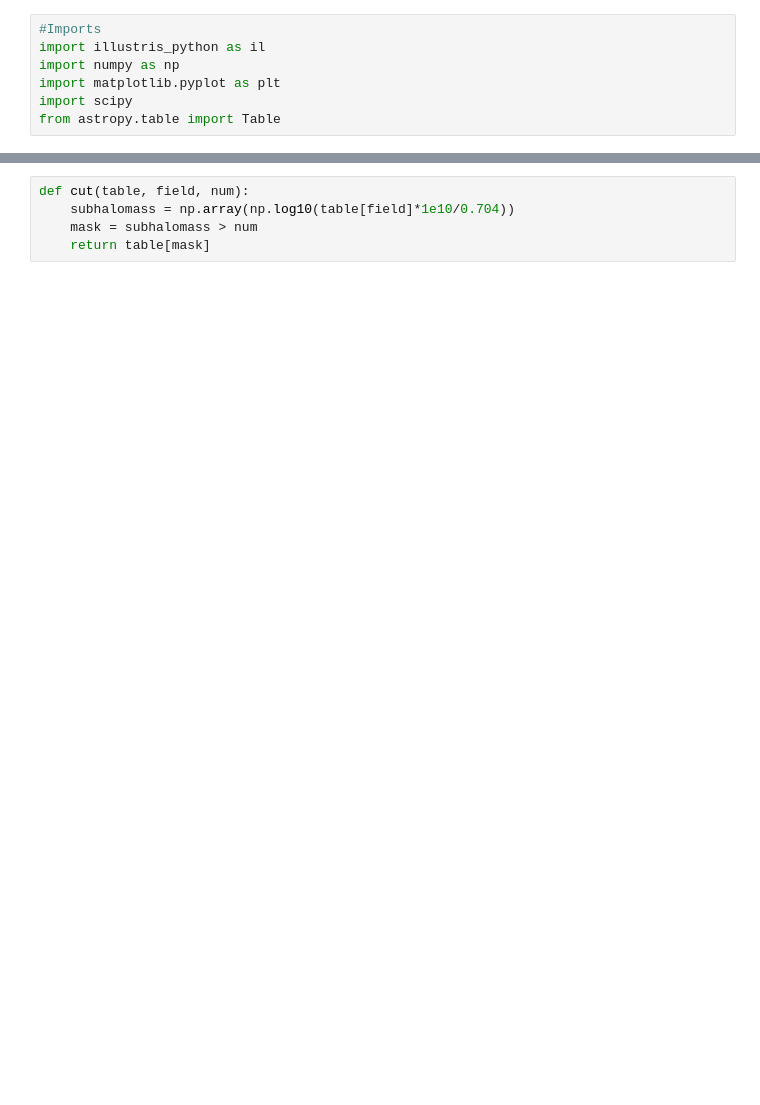
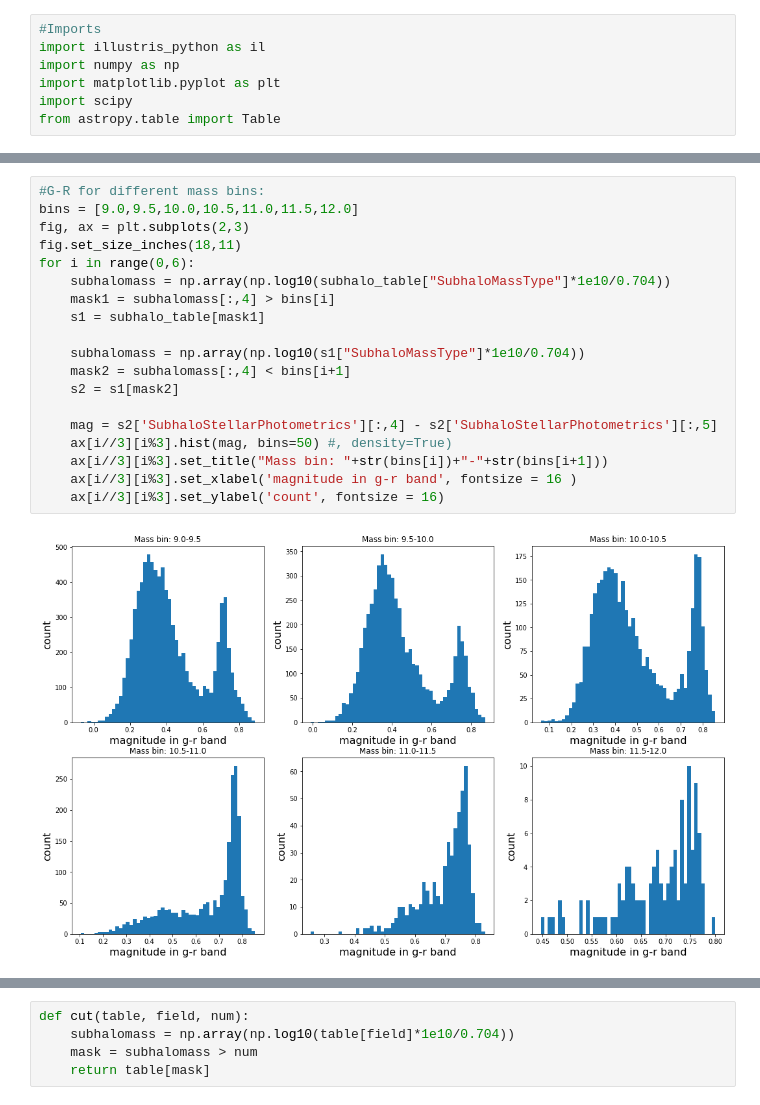
Before and after one commit to hereami321/IllustrisGalaxyAnalysis, a Jupyter notebook: Color Plots IllustrisTNG.ipynb, the cells around one changed output, grey strips where cells are left out. Cells and saved outputs as stored; diff of their text form; blank space fills up the shorter version.

```diff
--- a/Color Plots IllustrisTNG.ipynb
+++ b/Color Plots IllustrisTNG.ipynb
@@ -90,0 +118,21 @@ plt.show()
+# %%
+#G-R for different mass bins:
+bins = [9.0,9.5,10.0,10.5,11.0,11.5,12.0]
+fig, ax = plt.subplots(2,3)
+fig.set_size_inches(18,11)
+for i in range(0,6):
+    subhalomass = np.array(np.log10(subhalo_table["SubhaloMassType"]*1e10/0.704))
+    mask1 = subhalomass[:,4] > bins[i]
+    s1 = subhalo_table[mask1]
+
+    subhalomass = np.array(np.log10(s1["SubhaloMassType"]*1e10/0.704))
+    mask2 = subhalomass[:,4] < bins[i+1]
+    s2 = s1[mask2]
+
+    mag = s2['SubhaloStellarPhotometrics'][:,4] - s2['SubhaloStellarPhotometrics'][:,5]
+    ax[i//3][i%3].hist(mag, bins=50) #, density=True)
+    ax[i//3][i%3].set_title("Mass bin: "+str(bins[i])+"-"+str(bins[i+1]))
+    ax[i//3][i%3].set_xlabel('magnitude in g-r band', fontsize = 16 )
+    ax[i//3][i%3].set_ylabel('count', fontsize = 16)
+# %% [output]
+[figure, added]
```
Also changed, not shown: parts of 20 cells of this notebook, 1 other file.
